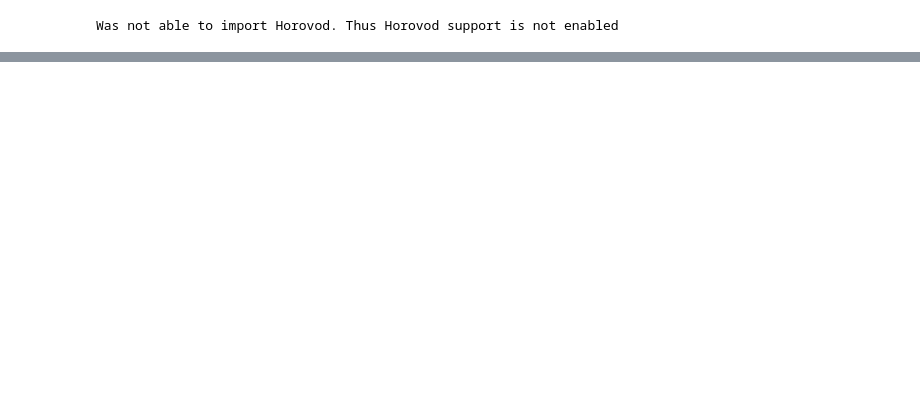
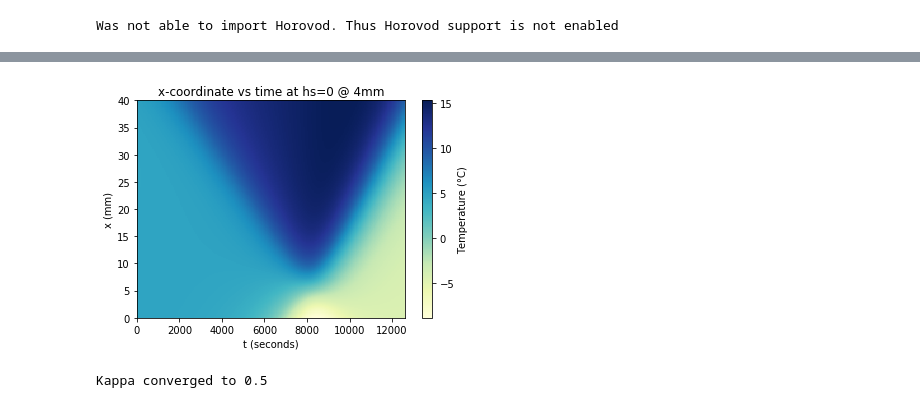
Before and after one commit to Jeyhun1/1D_HeatEquation, a Jupyter notebook: 1D_Heat-Equation.ipynb, the cells around one changed output, grey strips where cells are left out. Cells and saved outputs as stored; diff of their text form; code cells hidden in the pictures; blank space fills up the shorter version.

```diff
--- a/1D_Heat-Equation.ipynb
+++ b/1D_Heat-Equation.ipynb
@@ -228,0 +259,30 @@ Pred u value at x=1: [[ 4.160673 ]
+# %%
+data=pd.read_csv('2021-02-20_battHeater_outside_temp9.0C_IC4.66.csv')
+u = pd.DataFrame(data, columns= ['Temperature(℃)']).to_numpy()
+t = np.arange(0,u.size*60,60).reshape((u.size, 1))
+x= np.linspace(0, 40, num=200)
+x=x.reshape((x.size,1))
+
+X, T = np.meshgrid(x, t)
+
+X_star = np.hstack((X.flatten()[:, None], T.flatten()[:, None]))
+u_star = u.T.flatten()[:, None]
+
+pred = model(Tensor(X_star).cuda())
+pred = pred.detach().cpu().numpy()
+H_pred = pred.reshape(X.shape)
+plt.imshow(H_pred.T, interpolation='nearest', cmap='YlGnBu',
+              extent= [lb[1], ub[1], lb[0], ub[0]],
+              origin='lower', aspect='auto')
+
+plt.colorbar().set_label('Temperature (°C)')
+plt.title('x-coordinate vs time at hs=0 @ 4mm')
+plt.ylabel('x (mm)')
+plt.xlabel('t (seconds)')
+plt.show()
+print("Kappa converged to %.1f" % (pinn.pde_loss.hpm_model.kappa.item()))
+#print('Pred u value at x=1:', (H_pred.T[0,:].flatten()[:, None]))
+#print('Exact u value at x=1',u.flatten()[:, None])
+# %% [output]
+[figure, added]
+Kappa converged to 0.5
```
Also changed, not shown: parts of 22 cells of this notebook.
